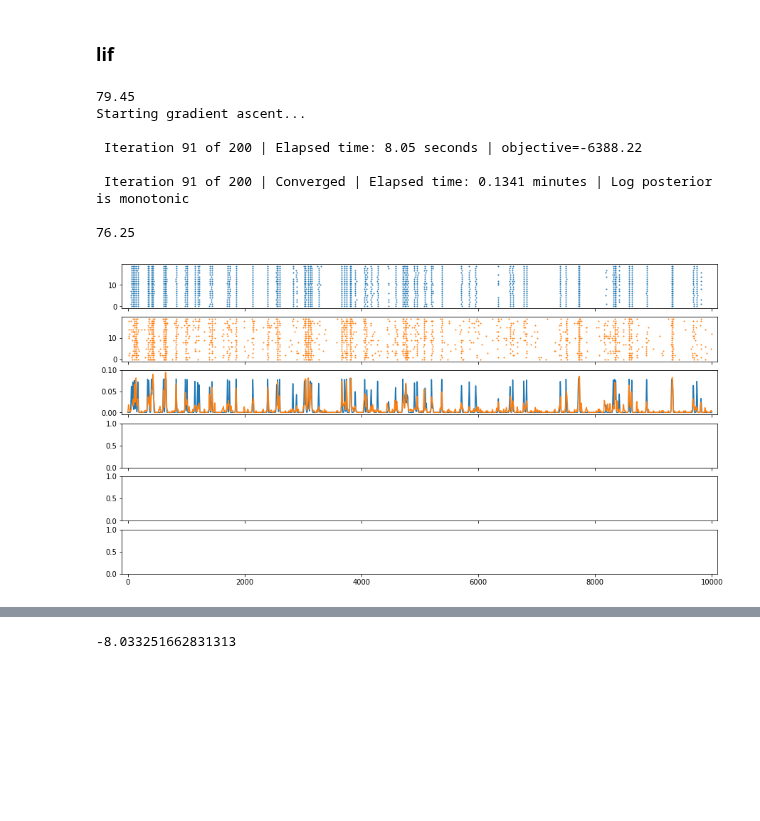
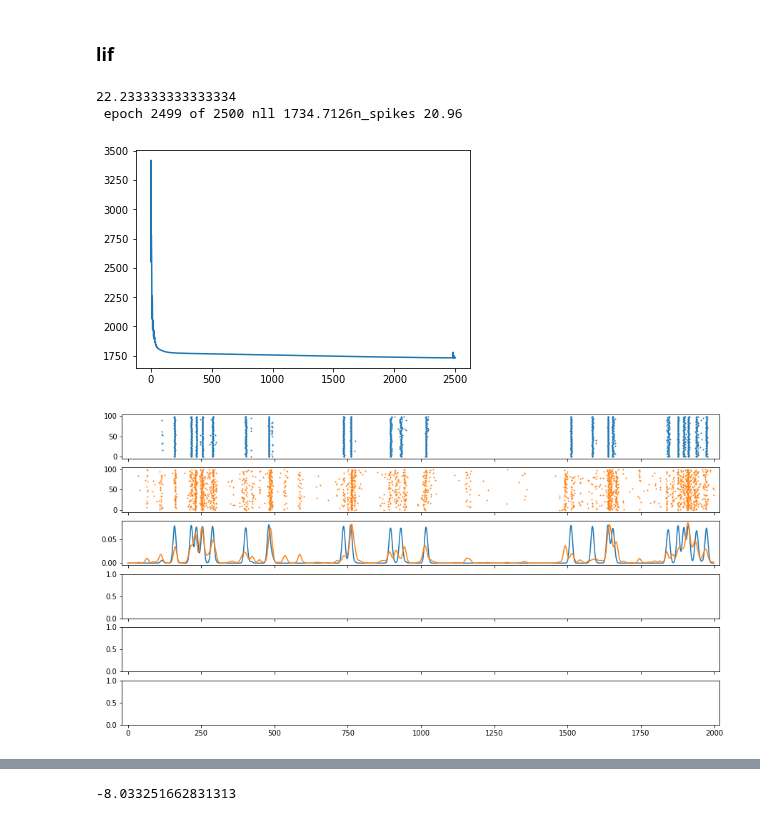
Before and after one commit to diegoarri91/mmd-glm, a Jupyter notebook: cool_stuff/noisy_lif_data_generator.ipynb, the cells around one changed output, grey strips where cells are left out. Cells and saved outputs as stored; diff of their text form; code cells hidden in the pictures; blank space fills up the shorter version.

```diff
--- a/cool_stuff/noisy_lif_data_generator.ipynb
+++ b/cool_stuff/noisy_lif_data_generator.ipynb
@@ -28,90 +30,72 @@ plt.close('all')
 # np.random.seed(0)
 
 dt = 1
-t = np.arange(0, 10000, 1)
+t = np.arange(0, 2000, 1)
 lif = LIF(tau=50, R=1e0, vr=-65, vt=-54, vrst=-60, tref=4)
 
 r = 1
-n = 40
+n = 120
+n_train = 20
 
 mu, sd, sigma = 7.5, 15, 0.5
 stim = OUProcess(mu=mu, sd=sd, tau=10).sample(t, shape=(1,))
 stim = np.stack([stim[:, 0]] * n, 1)
-stim_train = stim[:, :n // 2]
-stim_val = stim[:, n // 2:]
+stim_train = stim[:, :n_train]
+stim_val = stim[:, n_train:]
 
 v, mask_spikes_d = lif.sample(-65, t, stim, sigma=sigma)
-mask_spikes_d_train = mask_spikes_d[:, :n // 2]
-mask_spikes_d_val = mask_spikes_d[:, n // 2:]
+mask_spikes_d_train = mask_spikes_d[:, :n_train]
+mask_spikes_d_val = mask_spikes_d[:, n_train:]
 
 st_d = SpikeTrain(t, mask_spikes_d)
 st_train = SpikeTrain(t, mask_spikes_d_train)
 st_val = SpikeTrain(t, mask_spikes_d_val)
 ker_gauss = KernelFun.gaussian_delta(5)
 
 print(np.mean(np.sum(mask_spikes_d, 0)))
 
 # tbins_kappa = np.array([0, 1, 2, 3, 4, 6, 8, 12, 16, 20, 24, 28, 32, 48, 64, 96, 128, 192, 256])
 # tbins_kappa = np.array([0, 2, 4, 8, 12, 16, 24, 28, 32, 48, 64, 96, 160])
-tbins_kappa = np.array([0, 4, 8, 16, 24, 32, 48, 64, 96, 160])
+tbins_kappa = np.array([0, 2, 4, 8, 16, 24, 32, 48, 64, 96, 160])
 # tbins_eta = np.arange(0, 60, 2)
 # tbins_eta = np.array([0, 4, 8, 12, 16, 24, 32])
 tbins_eta = np.array([0, 4, 8])
-# glm_fit = GLM(u0=-8, kappa=KernelRect(tbins_kappa, coefs=1e-2 * np.exp(-tbins_kappa[:-1] / 10)),
-#               eta=KernelRect(tbins_eta, coefs=-10 * np.exp(-tbins_eta[:-1] / 10)))
-glm_fit = GLM(u0=-10, kappa=KernelRect(tbins_kappa, coefs=np.zeros(len(tbins_kappa) - 1) + 2e-3),
-              eta=KernelRect(tbins_eta, coefs=np.zeros(len(tbins_eta) - 1) - 20))
 
-opt = glm_fit.fit(t, mask_spikes_d_train, stim=stim[:, :n // 2], verbose=True, newton_kwargs=dict(learning_rate=1e-1,
-                                                                           stop_cond=1e-10, max_iterations=200))
+# glm_fit = GLM(u0=-10, kappa=KernelRect(tbins_kappa, coefs=np.zeros(len(tbins_kappa) - 1) + 2e-3),
+#               eta=KernelRect(tbins_eta, coefs=np.zeros(len(tbins_eta) - 1) - 20))
+# opt = glm_fit.fit(t, mask_spikes_d_train, stim=stim[:, :n // 2], verbose=True, newton_kwargs=dict(learning_rate=1e-1,
+#                                                                            stop_cond=1e-12, max_iterations=300))
+
+glm_fit = TorchGLM(u0=-10, kappa=KernelRect(tbins_kappa, coefs=np.zeros(len(tbins_kappa) - 1) + 2e-3),
+                   eta=KernelRect(tbins_eta, coefs=np.zeros(len(tbins_eta) - 1) - 20), noise='bernoulli')
+optim = Adam(glm_fit.parameters(), lr=1e-3, betas=(0.9, 0.999))
+# optim = Adam([{'params': mmdglm.b, 'lr': 1e-4}, {'params': mmdglm.kappa_coefs}], lr=lr, betas=(0.9, 0.999))
+nll, metrics_list = glm_fit.train(t, mask_spikes_d_train, stim=stim_train, optim=optim, num_epochs=2500,
+                                   verbose=True, metrics=None)
+
+fig, ax = plt.subplots()
+ax.plot(nll)
 
 u_fr, r_fr, mask_spikes_fr = glm_fit.sample(t, stim=stim_val)
 u_dc, r_dc = glm_fit.sample_conditioned(t, mask_spikes_d_train, stim=stim_train)
 st_fr = SpikeTrain(t, mask_spikes_fr)
 
 psth_d = np.mean(st_d.convolve(ker_gauss), 1)
 psth_fr = np.mean(st_fr.convolve(ker_gauss), 1)
 
-print(np.mean(np.sum(mask_spikes_fr, 0)))
-# r_mean_dc = np.mean(r_dc, 1)
-# r_mean_fr = np.mean(r_fr, 1)
-# r2_mean_dc = np.mean(r_dc**2, 1)
-# r2_mean_fr = np.mean(r_fr**2, 1)
+print('n_spikes', np.mean(np.sum(mask_spikes_fr, 0)))
 
 fig, (ax1, ax2, ax3, ax4, ax5, ax6) = plt.subplots(figsize=(15, 8), nrows=6, sharex=True)
 st_val.plot(ax=ax1, ms=1)
 st_fr.plot(ax=ax2, ms=1, color='C1')
 ax3.plot(t, psth_d)
 ax3.plot(t, psth_fr)
-# mean_spk_d =
-# mean_spk_fr = st_fr.convolve(ker_gauss)
-# var_spk_d = np.var(mean_spk_d, 1)
-# var_spk_fr = np.var(mean_spk_fr, 1)
-# mean_spk_d = np.mean(mean_spk_d, 1)
-# mean_spk_fr = np.mean(mean_spk_fr, 1)
-# fano_d = st_d.sliding_fano_factor(ker_gauss)
-# fano_fr = st_fr.sliding_fano_factor(ker_gauss)
-# ax4.plot(t, fano_d)
-# ax4.plot(t, fano_fr)
-
-# fr_dist_te = np.sum(mask_spikes, 0) / 10
-# fr_dist_fr = np.sum(mask_spikes_fr, 0) / 10
-# fr_dist_te = np.sum(mask_spikes, 0)
-# fr_dist_fr = np.sum(mask_spikes_fr, 0)
-
-# ker1, ker2 = KernelRect.kistler_kernels(2, 1)
-# print(st_te.reliability(ker1, ker2), st_fr.reliability(ker1, ker2))
 
 np.savez('reliability', glm_u0=glm_fit.u0, glm_tbins_kappa=glm_fit.kappa.tbins, glm_coefs_kappa=glm_fit.kappa.coefs,
          glm_tbins_eta=glm_fit.eta.tbins, glm_coefs_eta=glm_fit.eta.coefs, t=t, mask_spikes_d=mask_spikes_d, stim=stim,
-         mask_spikes_fr=mask_spikes_fr, u_dc=u_dc, u_fr=u_fr, r_dc=r_dc, r_fr=r_fr, log_likelihood=opt.obj_iterations)
+         mask_spikes_fr=mask_spikes_fr, u_dc=u_dc, u_fr=u_fr, r_dc=r_dc, r_fr=r_fr, log_likelihood=nll)
 # %% [output]
-79.45
-Starting gradient ascent...
-
- Iteration 91 of 200 | Elapsed time: 8.05 seconds | objective=-6388.22
-
- Iteration 91 of 200 | Converged | Elapsed time: 0.1341 minutes | Log posterior is monotonic
-
-76.25
+22.233333333333334
+ epoch 2499 of 2500 nll 1734.7126n_spikes 20.96
-[figure, old version]
+[figure, new version]
+[figure, added]
```
Also changed, not shown: parts of 2 cells of this notebook, 6 other files.
